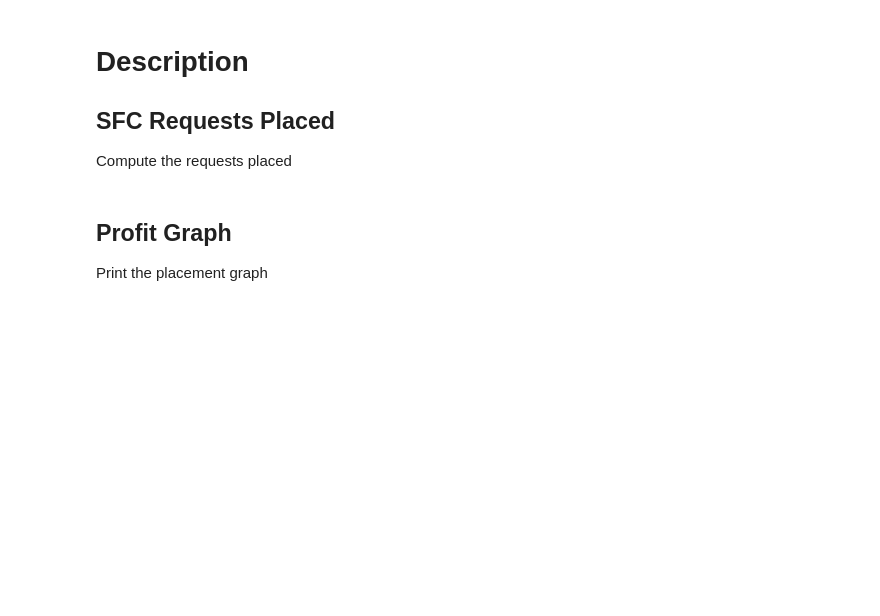
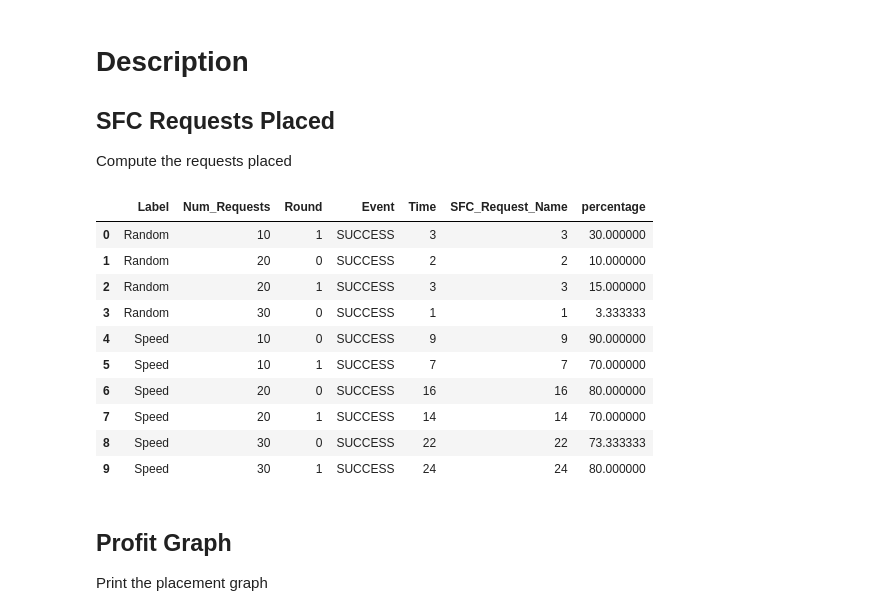
Before and after one commit to anselmobattisti/speed, a Jupyter notebook: experiments/A1/notebook/notebook.ipynb, the cells around one changed output. Drawn from its saved outputs; the diff is of its cells as text; code cells hidden in the pictures; blank space fills up the shorter version.

```diff
--- a/experiments/A1/notebook/notebook.ipynb
+++ b/experiments/A1/notebook/notebook.ipynb
@@ -59,27 +59,39 @@ def load_data():
 
     return data
 # %%
-pd.set_option('mode.chained_assignment', None)
+def process_data():
+    data = load_data()
 
-def process_data():
-    loaded_data = load_data()
-
-    entities = loaded_data['requests']
+    entities = data['requests']
 
     services_processed = []
 
     for services in entities:
-        services_processed.append(services)
+        df = services.loc[(services['Event'] == "SUCCESS")]
+        services_processed.append(df)
 
-    result = pd.concat(services_processed)
+    res = pd.concat(services_processed)
 
-    df_summed = result.groupby(['Label', 'Num_Requests', 'Round','Event']).count().reset_index()
+    grouped_data = res.groupby(['Label', 'Num_Requests', 'Round','Event']).count().reset_index()
 
-    df_summed["percentage"] = (df_summed['Num_Requests'] / df_summed['Time']) * 100
+    grouped_data["percentage"] = (grouped_data['Time'] / grouped_data['Num_Requests']) * 100
 
-    return df_summed
+    return grouped_data
 
-# ret = process_data()
+df_summed = process_data()
+df_summed
+# %% [output]
+|  | Label | Num_Requests | Round | Event | Time | SFC_Request_Name | percentage |
+| 0 | Random | 10 | 1 | SUCCESS | 3 | 3 | 30.000000 |
+| 1 | Random | 20 | 0 | SUCCESS | 2 | 2 | 10.000000 |
+| 2 | Random | 20 | 1 | SUCCESS | 3 | 3 | 15.000000 |
+| 3 | Random | 30 | 0 | SUCCESS | 1 | 1 | 3.333333 |
+| 4 | Speed | 10 | 0 | SUCCESS | 9 | 9 | 90.000000 |
+| 5 | Speed | 10 | 1 | SUCCESS | 7 | 7 | 70.000000 |
+| 6 | Speed | 20 | 0 | SUCCESS | 16 | 16 | 80.000000 |
+| 7 | Speed | 20 | 1 | SUCCESS | 14 | 14 | 70.000000 |
+| 8 | Speed | 30 | 0 | SUCCESS | 22 | 22 | 73.333333 |
+| 9 | Speed | 30 | 1 | SUCCESS | 24 | 24 | 80.000000 |
 # %% [markdown]
 ## Profit Graph
 
```
Also changed, not shown: parts of 1 cell of this notebook, 6 other files.
